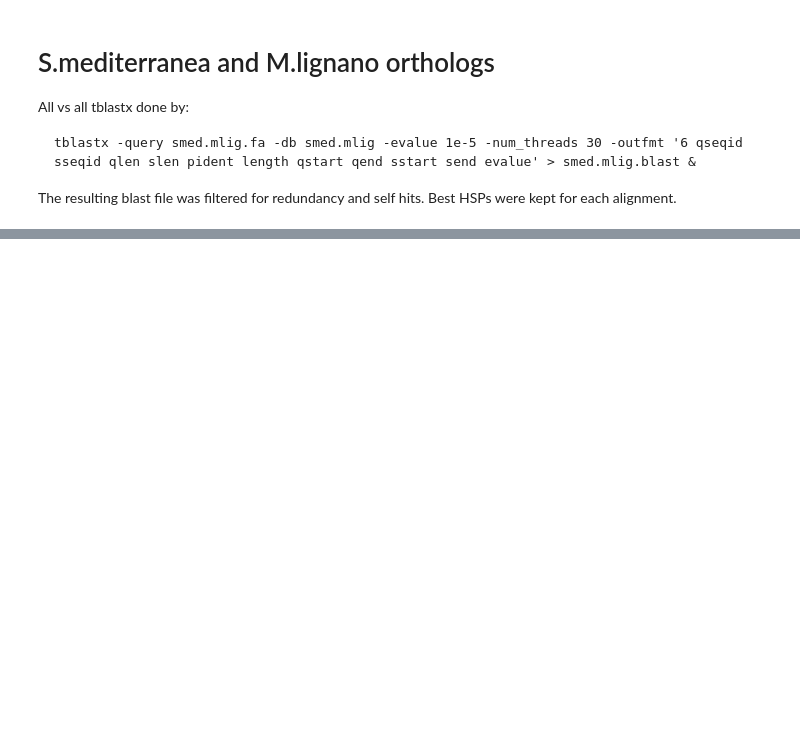
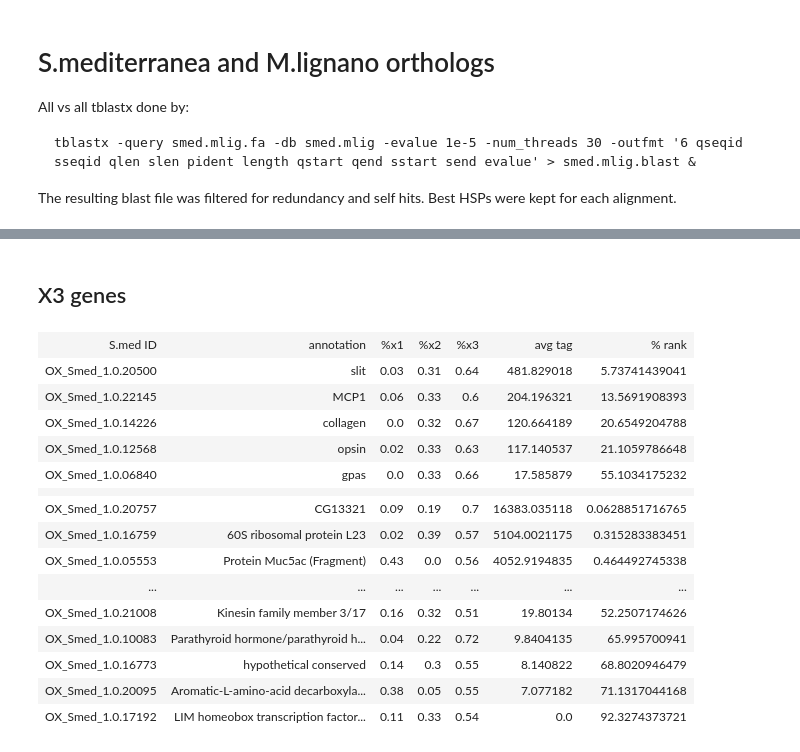
Before and after one commit to damiankao/mlig-regeneration-transcriptome, a Jupyter notebook: 000_smed-mlig-ortho.ipynb, the cells around one changed output, grey strips where cells are left out. Drawn from its saved outputs; the diff is of its cells as text; code cells hidden in the pictures; blank space fills up the shorter version.

```diff
--- a/000_smed-mlig-ortho.ipynb
+++ b/000_smed-mlig-ortho.ipynb
@@ -182,0 +284,53 @@ displayTable
+# %% [markdown]
+## X3 genes
+# %%
+x3Table = ListTable()
+for tid, name in known.items():
+    if tid in set(x3Maj['tid']):
+        if recip2hits.has_key(tid):
+            row = [tid,name]
+            if tid in propTids:
+                row.append(prop[prop['tid'] == tid]['x1'].values[0])
+                row.append(prop[prop['tid'] == tid]['x2'].values[0])
+                row.append(prop[prop['tid'] == tid]['x3'].values[0])
+            row.extend(getCountStat(tid))
+            x3Table.append(row)
+
+x3Table.sort(key = lambda x : x[6])
+
+x3Unknown = []
+count = 0
+for tid in x3Maj['tid']:
+    if anno.has_key(tid) and recip2hits.has_key(tid) and tid in propTids:
+        row = [tid,anno[tid][0][0]]
+        row.append(prop[prop['tid'] == tid]['x1'].values[0])
+        row.append(prop[prop['tid'] == tid]['x2'].values[0])
+        row.append(prop[prop['tid'] == tid]['x3'].values[0])
+        row.extend(getCountStat(tid))
+        x3Unknown.append(row)
+        count += 1
+    if count + len(x3Table) == 50:
+        break
+
+x3Unknown.sort(key = lambda x : x[6])
+x3Table.append(['','','','','','',''])
+x3Table.extend(x3Unknown)
+x3Table.insert(0,['S.med ID','annotation','%x1','%x2','%x3','avg tag','% rank'])
+x3Table
+# %% [output]
+| S.med ID | annotation | %x1 | %x2 | %x3 | avg tag | % rank |
+| OX_Smed_1.0.20500 | slit | 0.03 | 0.31 | 0.64 | 481.829018 | 5.73741439041 |
+| OX_Smed_1.0.22145 | MCP1 | 0.06 | 0.33 | 0.6 | 204.196321 | 13.5691908393 |
+| OX_Smed_1.0.14226 | collagen | 0.0 | 0.32 | 0.67 | 120.664189 | 20.6549204788 |
+| OX_Smed_1.0.12568 | opsin | 0.02 | 0.33 | 0.63 | 117.140537 | 21.1059786648 |
+| OX_Smed_1.0.06840 | gpas | 0.0 | 0.33 | 0.66 | 17.585879 | 55.1034175232 |
+|  |  |  |  |  |  |  |
+| OX_Smed_1.0.20757 | CG13321 | 0.09 | 0.19 | 0.7 | 16383.035118 | 0.0628851716765 |
+| OX_Smed_1.0.16759 | 60S ribosomal protein L23 | 0.02 | 0.39 | 0.57 | 5104.0021175 | 0.315283383451 |
+| OX_Smed_1.0.05553 | Protein Muc5ac (Fragment) | 0.43 | 0.0 | 0.56 | 4052.9194835 | 0.464492745338 |
+| ... | ... | ... | ... | ... | ... | ... |
+| OX_Smed_1.0.21008 | Kinesin family member 3/17 | 0.16 | 0.32 | 0.51 | 19.80134 | 52.2507174626 |
+| OX_Smed_1.0.10083 | Parathyroid hormone/parathyroid h... | 0.04 | 0.22 | 0.72 | 9.8404135 | 65.995700941 |
+| OX_Smed_1.0.16773 | hypothetical conserved | 0.14 | 0.3 | 0.55 | 8.140822 | 68.8020946479 |
+| OX_Smed_1.0.20095 | Aromatic-L-amino-acid decarboxyla... | 0.38 | 0.05 | 0.55 | 7.077182 | 71.1317044168 |
+| OX_Smed_1.0.17192 | LIM homeobox transcription factor... | 0.11 | 0.33 | 0.54 | 0.0 | 92.3274373721 |
```
Also changed, not shown: parts of 10 cells of this notebook.
